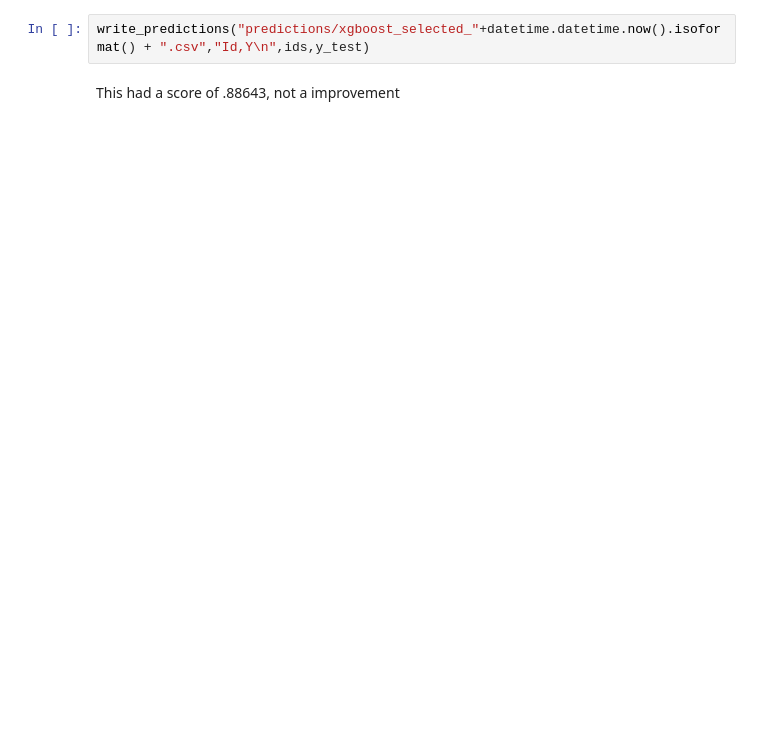
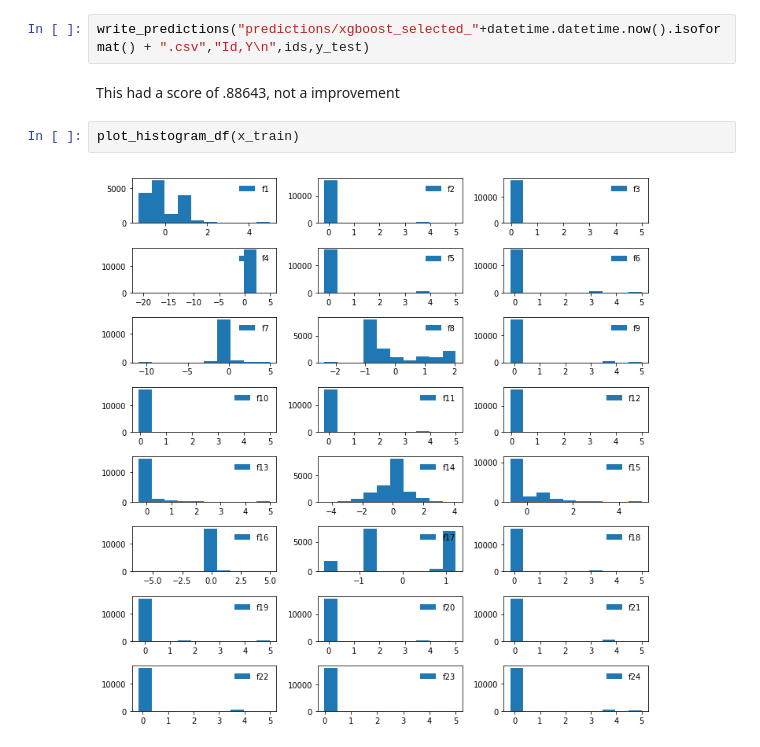
Before and after one commit to JavierPalomares90/kaggle-competition, a Jupyter notebook: Kaggle_Competition_Redux.ipynb, the cells around one changed output. Drawn from its saved outputs; the diff is of its cells as text; blank space fills up the shorter version.

```diff
--- a/Kaggle_Competition_Redux.ipynb
+++ b/Kaggle_Competition_Redux.ipynb
@@ -391,3 +394,7 @@ xgb.plot_importance(clf_selected)
 write_predictions("predictions/xgboost_selected_"+datetime.datetime.now().isoformat() + ".csv","Id,Y\n",ids,y_test)
 # %% [markdown]
 This had a score of .88643, not a improvement
+# %%
+plot_histogram_df(x_train)
+# %% [output]
+[figure, added]
```
Also changed, not shown: parts of 11 cells of this notebook.
